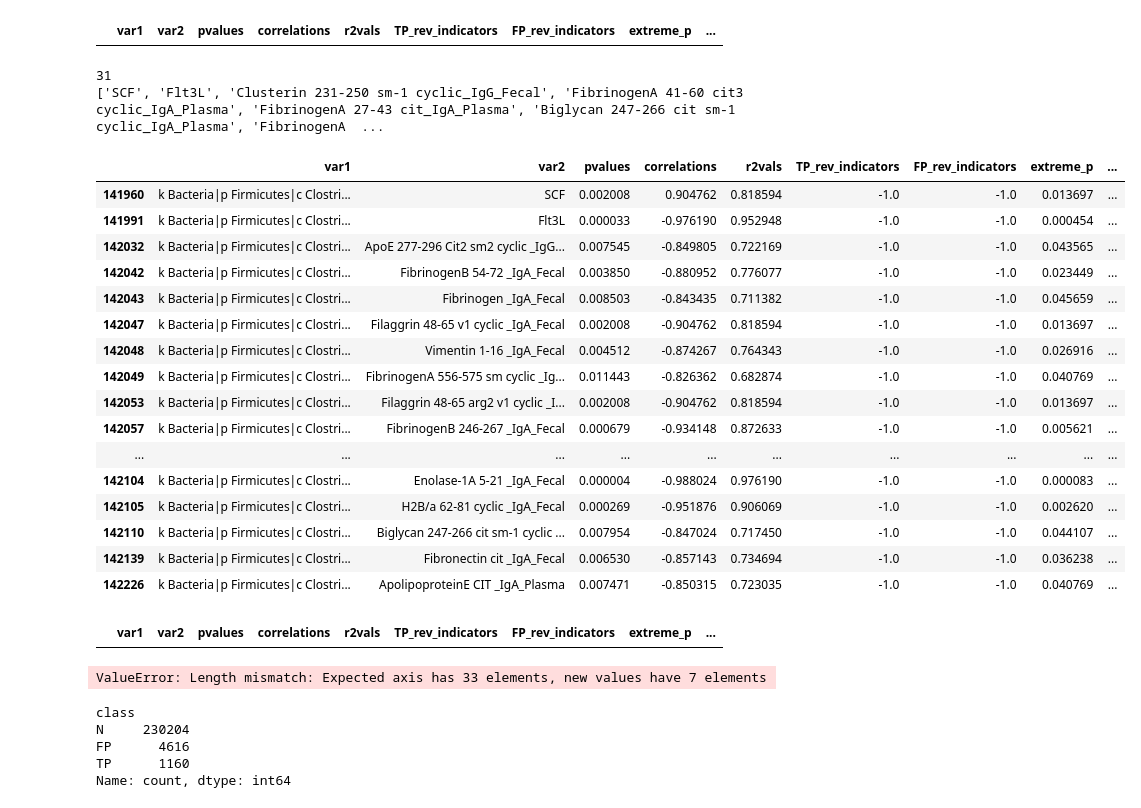
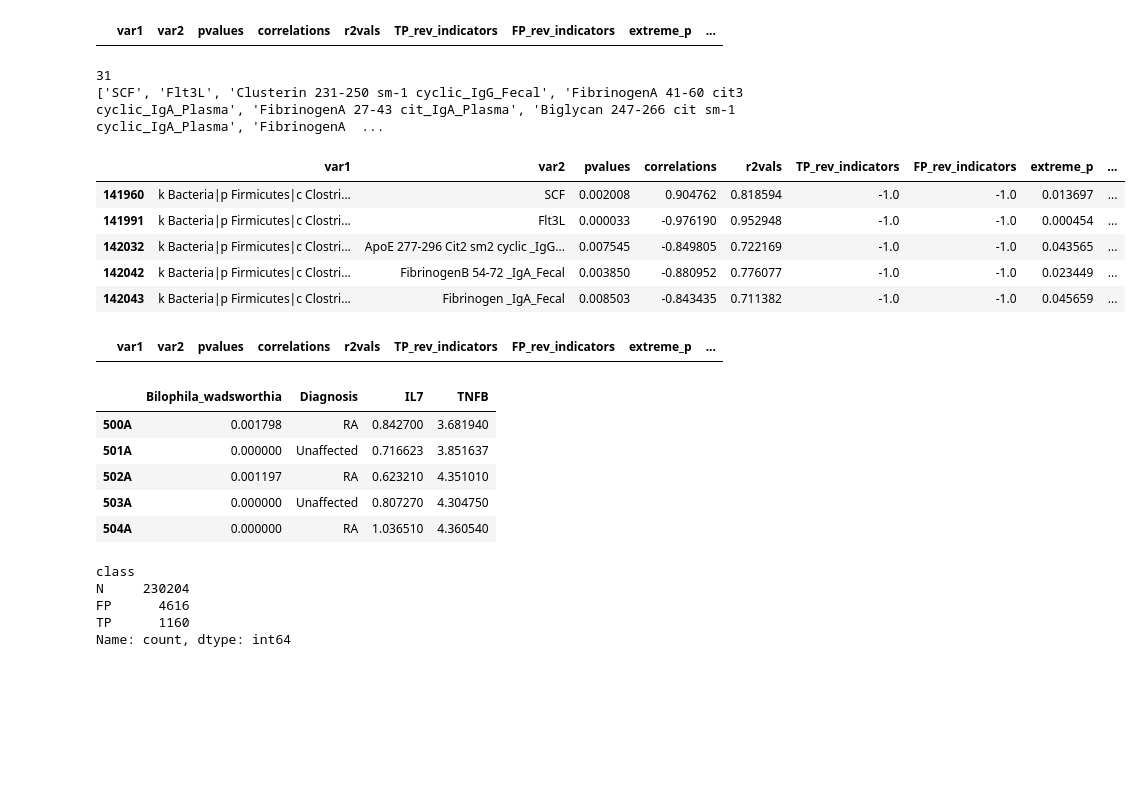
Before and after one commit to kbpi314/twinsra, a Jupyter notebook: code/twinsra_v5.ipynb, the cells around one changed output. Saved outputs shown, nothing was run; the diff lists cells and outputs as text; code cells hidden in the pictures; blank space fills up the shorter version.

```diff
--- a/code/twinsra_v5.ipynb
+++ b/code/twinsra_v5.ipynb
@@ -598,10 +626,10 @@ df_path.index = df_path.index.map(lambda x: x.split('_')[0])
 # grab top filt asv by mean rel abundance
 filt = 200
 sorted_means = df_path.mean(axis=0).sort_values(ascending=False)
-top_filt = sorted_means[:100].index.values
+top_filt = sorted_means[:filt].index.values
 df_path_filt = df_path.loc[:,top_filt]
 # df_path_top100.to_csv(path + 'inputs/df_path_top100.tsv', sep='\t')
-df_path_filt.to_csv(path + 'inputs/df_path_top200.tsv', sep='\t')
+df_path_filt.to_csv(path + 'inputs/df_path_top100.tsv', sep='\t')
 
 df_path.to_csv(path + 'inputs/df_path_mp4all.tsv', sep='\t')
 df_path_filt.head()
@@ -701,3 +748,14 @@ df_mb.head()
 | 505A | 68.3 | 2217 | 0 | 56.0 | 35.3 | 44.9 | ... |
 | 507A | 66.9 | 1495 | 4.88 | 75.7 | 43.6 | 40.9 | ... |
 | 509A | 47.9 | 887 | 48.1 | 93.9 | 24.6 | 38.6 | ... |
+# %%
+# metabolon
+df_mb = pd.read_csv(path + 'inputs/RA_twins/16S/jobs/13_metabolon/metabolon.tsv', sep='\t', index_col=0)
+
+# drop samples
+# df_mb = df_mb.drop(['516A','517A'])
+
+# drop cols
+df_mb = df_mb.drop(['Sibling_pair','Diagnosis'], axis=1)
+
+df_mb.head()
@@ -740,3 +805,17 @@ df_acpa_fecal.head()
 | 506A | 19 | 15 | 46 | 45 | ... |
 | 508A | 33 | 22 | 78 | 50 | ... |
 5 rows × 116 columns
+# %%
+# acpas fecal
+df_acpa_fecal = pd.read_csv(path + 'inputs/RA_twins/16S/jobs/10_acpa_fecal/acpa_fecal.txt', sep='\t', index_col=0)
+
+# drop samples
+df_acpa_fecal = df_acpa_fecal.drop(['182A','183A','516A','517A'])
+
+# drop cols
+df_acpa_fecal = df_acpa_fecal.drop(['Subject','Sibling_pair','Diagnosis'], axis=1)
+
+# add suffix to columns
+df_acpa_fecal.columns = df_acpa_fecal.columns + '_Fecal'
+
+df_acpa_fecal.head()
@@ -767,3 +855,17 @@ df_acpa_plasma.head()
 | 506A | 1010 | 26 | 26 | 36 | ... |
 | 508A | 47444.8 | 51.0 | 33.0 | 36.0 | ... |
 5 rows × 117 columns
+# %%
+# acpas plasma
+df_acpa_plasma = pd.read_csv(path + 'inputs/RA_twins/16S/jobs/11_acpa_plasma/acpa_plasma.txt', sep='\t', index_col=0)
+
+# drop samples
+df_acpa_plasma = df_acpa_plasma.drop(['182A','183A','516A','517A'])
+
+# drop cols
+df_acpa_plasma = df_acpa_plasma.drop(['Subject','Sibling_pair','Diagnosis'], axis=1)
+
+# add suffix to columns
+df_acpa_plasma.columns = df_acpa_plasma.columns + '_Plasma'
+
+df_acpa_plasma.head()
@@ -1462,45 +1579,34 @@ df.head()
 df = pd.read_csv(path + 'outputs/jobs17/data_processing/summary_df_resample_1.txt', sep='\t')
 df = df[df['var1'] == 'k  Bacteria|p  Firmicutes|c  Clostridia|o  Eubacteriales|f  Lachnospiraceae|g  Blautia|s  Blautia faecis']
 df = df[df['class'] == 'TP']
 bf_var2 = df['var2'].values
 
 # find intersect with differential ACPAs from fecal and plasma
 df_acpa = pd.read_csv(path + 'inputs/RA_twins/16S/jobs/10_acpa_fecal/acpa_fecal_stats_clean.csv')
 df_acpa = df_acpa[df_acpa['ttest'] < 0.05]
 diffs_fecal = list(df_acpa['acpa fecal analyte'].values)
 diffs_fecal = [x.replace(' I','_I') for x in diffs_fecal]
 diffs_fecal = [x + '_Fecal' for x in diffs_fecal]
 
 df_acpa = pd.read_csv(path + 'inputs/RA_twins/16S/jobs/11_acpa_plasma/acpa_plasma_stats_clean.csv')
 df_acpa = df_acpa[df_acpa['ttest'] < 0.05]
 diffs_plasma = list(df_acpa['acpa plasma analyte'].values)
 diffs_plasma = [x.replace(' I','_I') for x in diffs_plasma]
 diffs_plasma = [x + '_Plasma' for x in diffs_plasma]
 
 print(len(df))
 # df = df[df['var2'].isin(['SCF','Flt3L'] + diffs_fecal + diffs_plasma)]
 print(['SCF','Flt3L'] + diffs_fecal + diffs_plasma)
-df
+df.head()
 # %% [output]
 31
 ['SCF', 'Flt3L', 'Clusterin 231-250 sm-1 cyclic_IgG_Fecal', 'FibrinogenA 41-60 cit3 cyclic_IgA_Plasma', 'FibrinogenA 27-43 cit_IgA_Plasma', 'Biglycan 247-266 cit sm-1 cyclic_IgA_Plasma', 'FibrinogenA  ...
 |  | var1 | var2 | pvalues | correlations | r2vals | TP_rev_indicators | FP_rev_indicators | extreme_p | ... |
 | 141960 | k Bacteria|p Firmicutes|c Clostri... | SCF | 0.002008 | 0.904762 | 0.818594 | -1.0 | -1.0 | 0.013697 | ... |
 | 141991 | k Bacteria|p Firmicutes|c Clostri... | Flt3L | 0.000033 | -0.976190 | 0.952948 | -1.0 | -1.0 | 0.000454 | ... |
 | 142032 | k Bacteria|p Firmicutes|c Clostri... | ApoE 277-296 Cit2 sm2 cyclic _IgG... | 0.007545 | -0.849805 | 0.722169 | -1.0 | -1.0 | 0.043565 | ... |
 | 142042 | k Bacteria|p Firmicutes|c Clostri... | FibrinogenB 54-72 _IgA_Fecal | 0.003850 | -0.880952 | 0.776077 | -1.0 | -1.0 | 0.023449 | ... |
 | 142043 | k Bacteria|p Firmicutes|c Clostri... | Fibrinogen _IgA_Fecal | 0.008503 | -0.843435 | 0.711382 | -1.0 | -1.0 | 0.045659 | ... |
-| 142047 | k Bacteria|p Firmicutes|c Clostri... | Filaggrin 48-65 v1 cyclic _IgA_Fecal | 0.002008 | -0.904762 | 0.818594 | -1.0 | -1.0 | 0.013697 | ... |
-| 142048 | k Bacteria|p Firmicutes|c Clostri... | Vimentin 1-16 _IgA_Fecal | 0.004512 | -0.874267 | 0.764343 | -1.0 | -1.0 | 0.026916 | ... |
-| 142049 | k Bacteria|p Firmicutes|c Clostri... | FibrinogenA 556-575 sm cyclic _Ig... | 0.011443 | -0.826362 | 0.682874 | -1.0 | -1.0 | 0.040769 | ... |
-| 142053 | k Bacteria|p Firmicutes|c Clostri... | Filaggrin 48-65 arg2 v1 cyclic _I... | 0.002008 | -0.904762 | 0.818594 | -1.0 | -1.0 | 0.013697 | ... |
-| 142057 | k Bacteria|p Firmicutes|c Clostri... | FibrinogenB 246-267 _IgA_Fecal | 0.000679 | -0.934148 | 0.872633 | -1.0 | -1.0 | 0.005621 | ... |
-| ... | ... | ... | ... | ... | ... | ... | ... | ... | ... |
-| 142104 | k Bacteria|p Firmicutes|c Clostri... | Enolase-1A 5-21 _IgA_Fecal | 0.000004 | -0.988024 | 0.976190 | -1.0 | -1.0 | 0.000083 | ... |
-| 142105 | k Bacteria|p Firmicutes|c Clostri... | H2B/a 62-81 cyclic _IgA_Fecal | 0.000269 | -0.951876 | 0.906069 | -1.0 | -1.0 | 0.002620 | ... |
-| 142110 | k Bacteria|p Firmicutes|c Clostri... | Biglycan 247-266 cit sm-1 cyclic ... | 0.007954 | -0.847024 | 0.717450 | -1.0 | -1.0 | 0.044107 | ... |
-| 142139 | k Bacteria|p Firmicutes|c Clostri... | Fibronectin cit _IgA_Fecal | 0.006530 | -0.857143 | 0.734694 | -1.0 | -1.0 | 0.036238 | ... |
-| 142226 | k Bacteria|p Firmicutes|c Clostri... | ApolipoproteinE CIT _IgA_Plasma | 0.007471 | -0.850315 | 0.723035 | -1.0 | -1.0 | 0.040769 | ... |
 # %%
 # jobs17 UA, jobs18 RA
 df = pd.read_csv(path + 'outputs/jobs18/data_processing/summary_df_resample_1.txt', sep='\t')
@@ -1512,8 +1618,8 @@ df.head()
 # %%
 # CUTIE plots
 x =  'k  Bacteria|p  Firmicutes|c  Clostridia|o  Eubacteriales|f  Lachnospiraceae|g  Blautia|s  Blautia faecis'
-df = pd.concat([df_asv_filt[x], df_dx, df_quant.loc[:,bf_var2]],axis=1)
-df.columns = ['Blautia_faecis','Diagnosis','Flt3L','SCF','ApoE_277_296_Cit2_sm2_cyclic_IgG_fecal','FibrinogenB_54_72_IgA_fecal','Fibrinogen_IgA_fecal']
+df = pd.concat([df_asv_filt[x], df_dx, df_quant.loc[:,bf_var2[0:2]]],axis=1)
+df.columns = ['Blautia_faecis','Diagnosis','Flt3L','SCF']#,'ApoE_277_296_Cit2_sm2_cyclic_IgG_fecal','FibrinogenB_54_72_IgA_fecal','Fibrinogen_IgA_fecal']
 df.to_csv(path + 'outputs/jobs02/df_bf.tsv', sep='\t')
 df.head()
 
@@ -1523,7 +1629,12 @@ df.columns = ['Bilophila_wadsworthia','Diagnosis','IL7','TNFB']
 df.to_csv(path + 'outputs/jobs02/df_bw.tsv', sep='\t')
 df.head()
 # %% [output]
-ValueError: Length mismatch: Expected axis has 33 elements, new values have 7 elements
+|  | Bilophila_wadsworthia | Diagnosis | IL7 | TNFB |
+| 500A | 0.001798 | RA | 0.842700 | 3.681940 |
+| 501A | 0.000000 | Unaffected | 0.716623 | 3.851637 |
+| 502A | 0.001197 | RA | 0.623210 | 4.351010 |
+| 503A | 0.000000 | Unaffected | 0.807270 | 4.304750 |
+| 504A | 0.000000 | RA | 1.036510 | 4.360540 |
 # %%
 # jobs17 UA, jobs18 RA
 # get number of TP and FP, dropping the pathways
```
Also changed, not shown: parts of 19 cells of this notebook, 7 other files.
